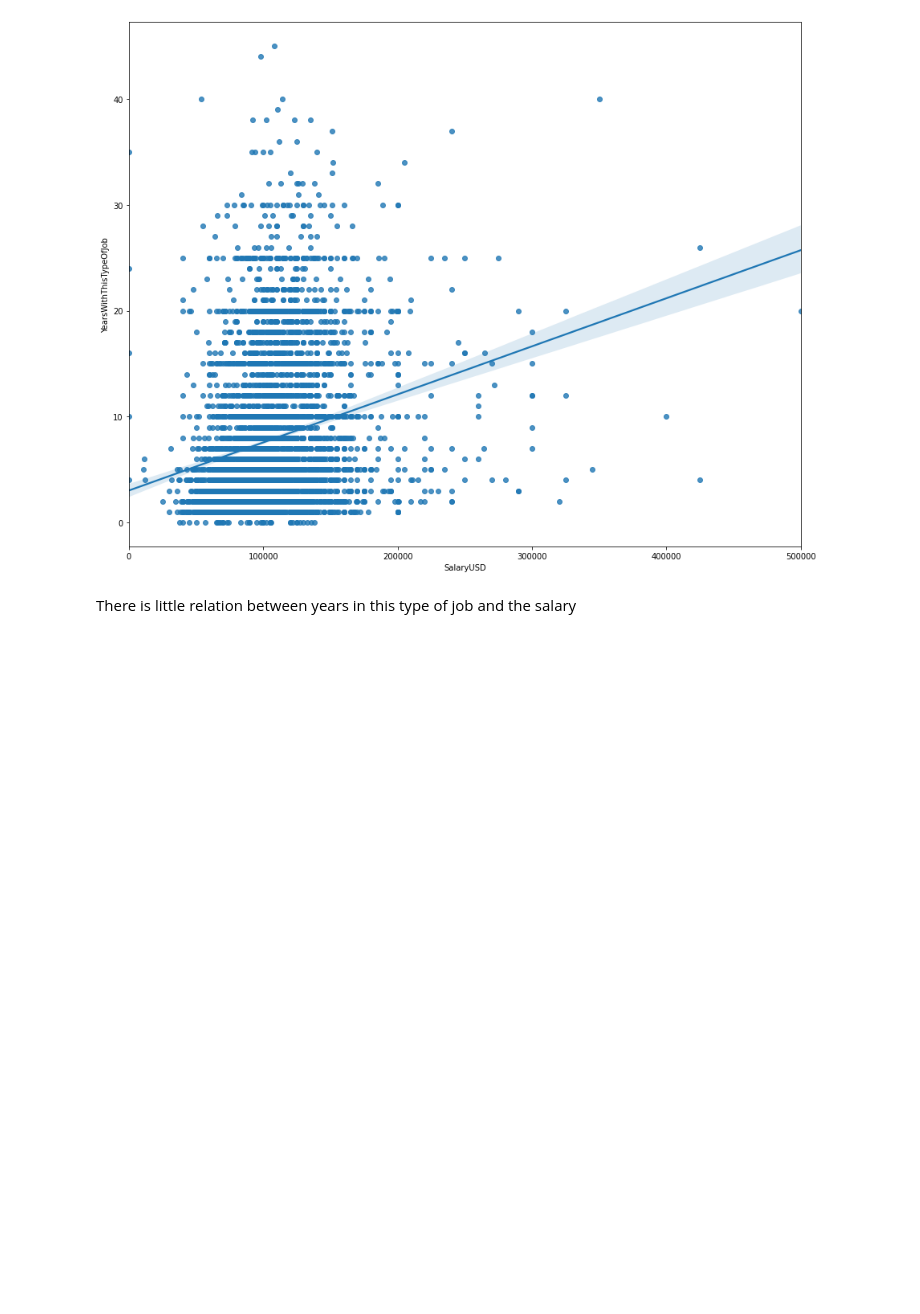
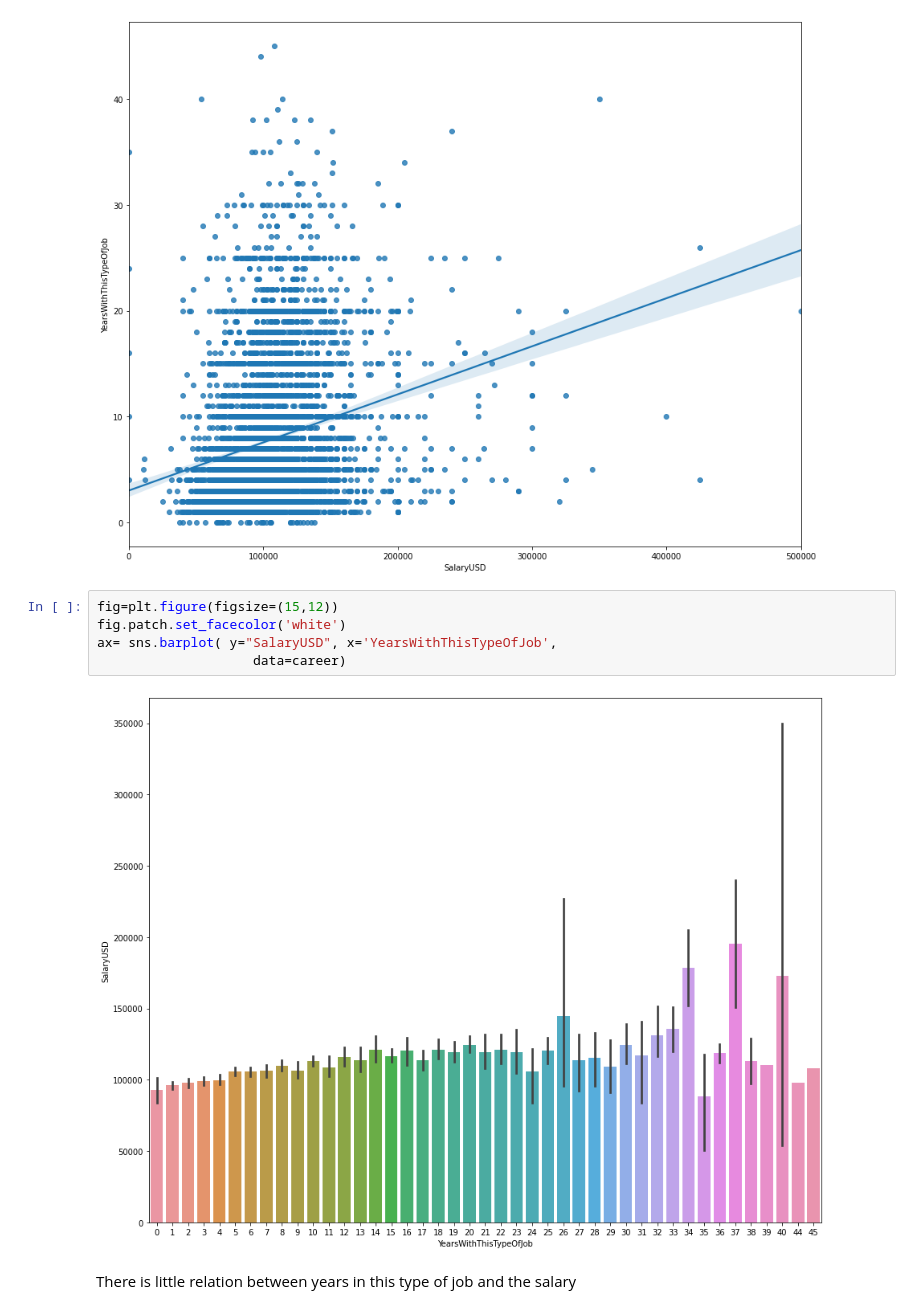
Before and after one commit to HaticeKara/lereveamericain, a Jupyter notebook: Notebook/KPI.ipynb, the cells around one changed output. Drawn from its saved outputs; the diff is of its cells as text; blank space fills up the shorter version.

```diff
--- a/Notebook/KPI.ipynb
+++ b/Notebook/KPI.ipynb
@@ -71,6 +72,13 @@ ax = sns.regplot(x="SalaryUSD", y='YearsWithThisTypeOfJob',
                     data=career)
 # %% [output]
 [figure]
+# %%
+fig=plt.figure(figsize=(15,12))
+fig.patch.set_facecolor('white')
+ax= sns.barplot( y="SalaryUSD", x='YearsWithThisTypeOfJob',
+                    data=career)
+# %% [output]
+[figure, added]
 # %% [markdown]
 There is little relation between years in this type of job and the salary
 # %% [markdown]
```
Also changed, not shown: parts of 3 cells of this notebook, 1 other file.
